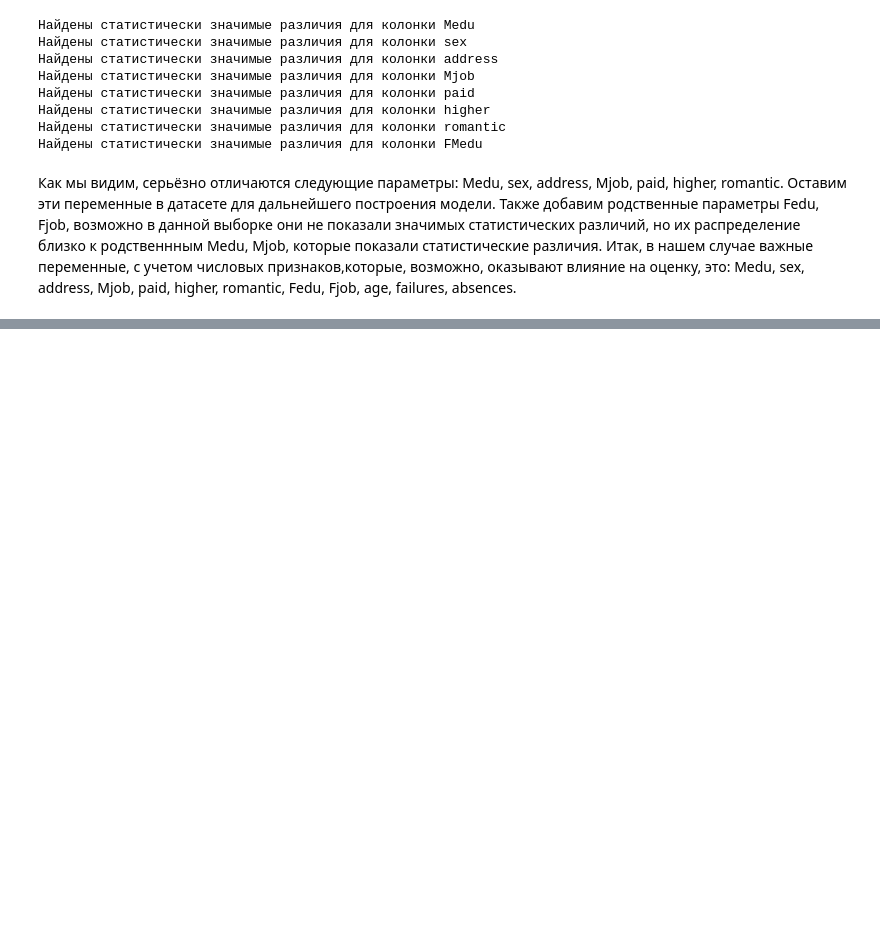
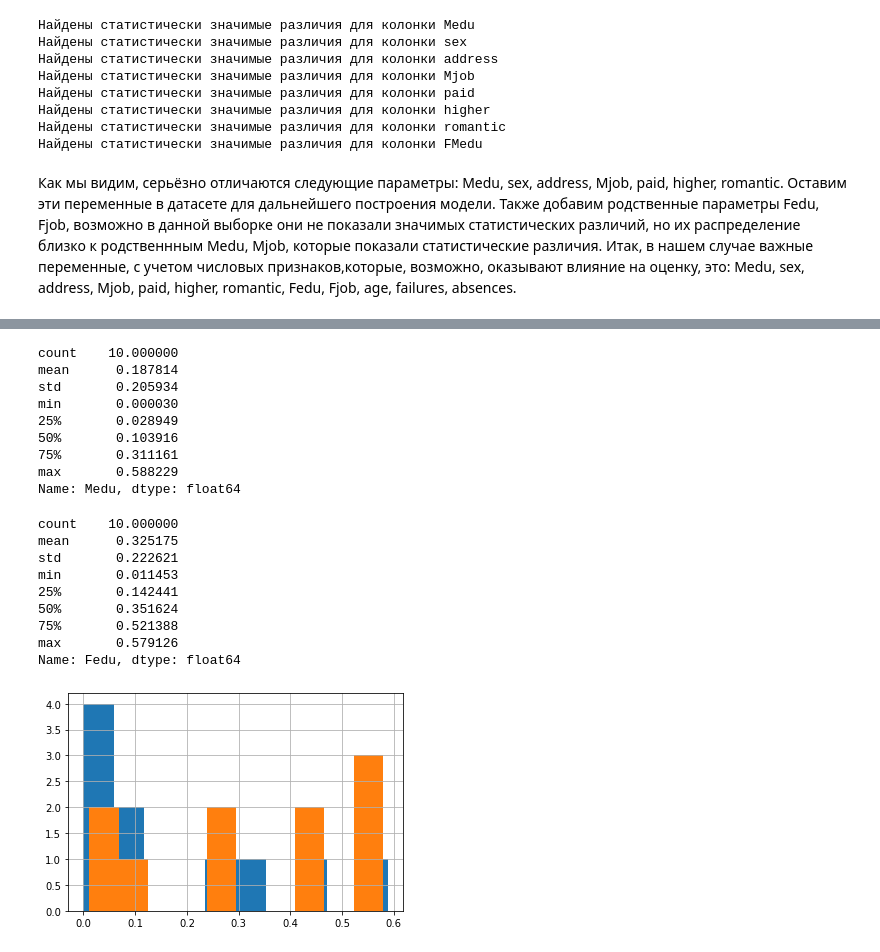
Before and after one commit to cfif76/Fcourse, a Jupyter notebook: module_2/project_2-анализ_данных_EDA.ipynb, the cells around one changed output, grey strips where cells are left out. Cells and saved outputs as stored; diff of their text form; code cells hidden in the pictures; blank space fills up the shorter version.

```diff
--- a/module_2/project_2-анализ_данных_EDA.ipynb
+++ b/module_2/project_2-анализ_данных_EDA.ipynb
@@ -1250,3 +1250,19 @@ for col in students_categorical.columns:
 Найдены статистически значимые различия для колонки FMedu
 # %% [markdown]
 Как мы видим, серьёзно отличаются следующие параметры: Medu, sex, address, Mjob, paid, higher, romantic. Оставим эти переменные в датасете для дальнейшего построения модели. Также добавим родственные параметры Fedu, Fjob, возможно в данной выборке они не показали значимых статистических различий, но их распределение близко к родственнным Medu, Mjob, которые показали статистические различия. Итак, в нашем случае важные переменные, с учетом числовых признаков,которые, возможно, оказывают влияние на оценку, это: Medu, sex, address, Mjob, paid, higher, romantic, Fedu, Fjob, age, failures,	absences.
+# %%
+def get_stat_pv(df, *args):
+    a = {}
+    for column in args:
+        b = []
+        cols = df.loc[:, column].value_counts().index[:]
+        combinations_all = list(combinations(cols, 2))
+        for comb in combinations_all:
+            b.append(ttest_ind(df.loc[df.loc[:, column] == comb[0], 'score'],
+                               df.loc[df.loc[:, column] == comb[1], 'score']).pvalue)
+        a.setdefault(column,b)
+    c = pd.DataFrame(a)
+    return c
+# %%
+a = get_stat_pv(students_categorical, 'Medu', 'Fedu', 'Mjob', 'Fjob')
+display(a)
@@ -1252,0 +1281,26 @@ for col in students_categorical.columns:
+# %%
+a.Medu.hist()
+print(a.Medu.describe())
+
+a.Fedu.hist()
+a.Fedu.describe()
+# %% [output]
+count    10.000000
+mean      0.187814
+std       0.205934
+min       0.000030
+25%       0.028949
+50%       0.103916
+75%       0.311161
+max       0.588229
+Name: Medu, dtype: float64
+count    10.000000
+mean      0.325175
+std       0.222621
+min       0.011453
+25%       0.142441
+50%       0.351624
+75%       0.521388
+max       0.579126
+Name: Fedu, dtype: float64
+[figure, added]
```
Also changed, not shown: parts of 2 cells of this notebook.
